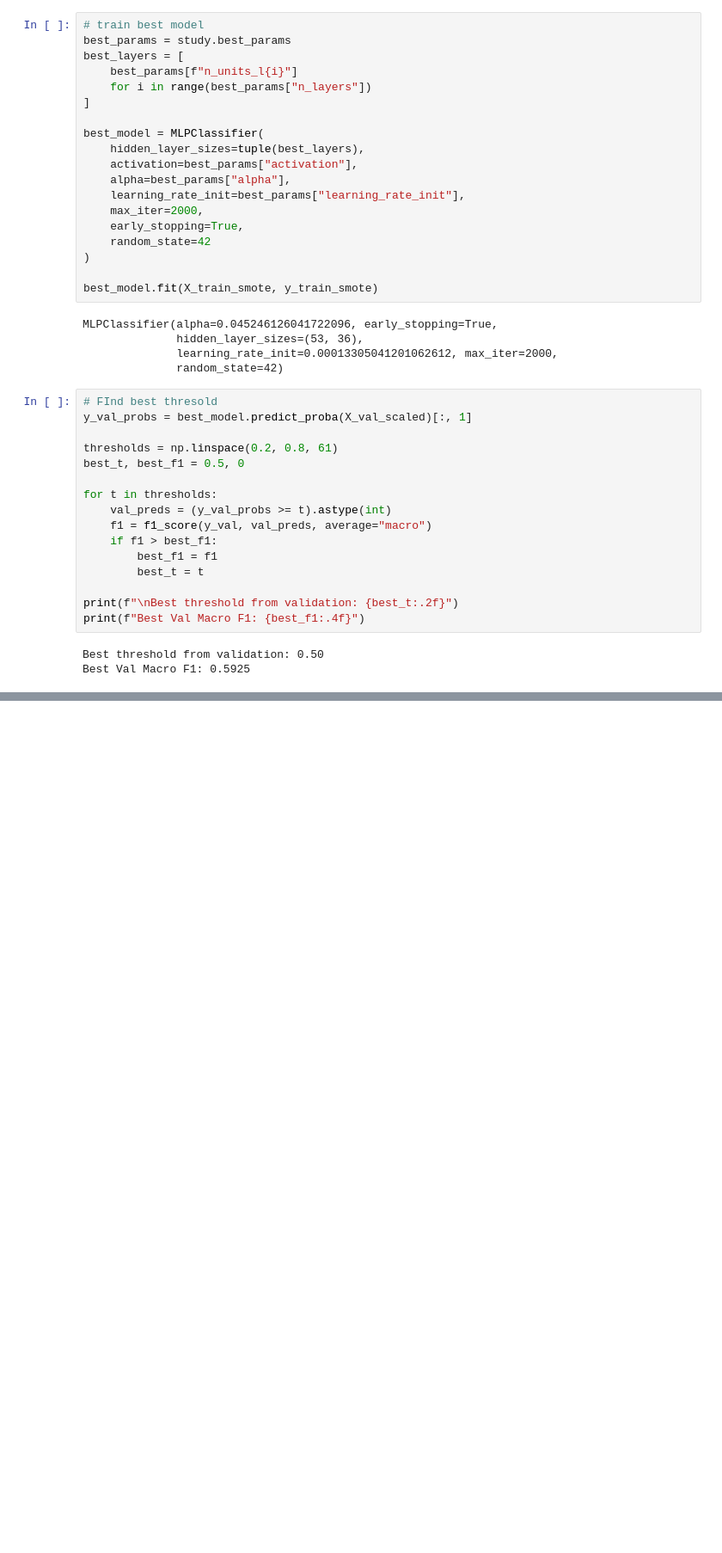
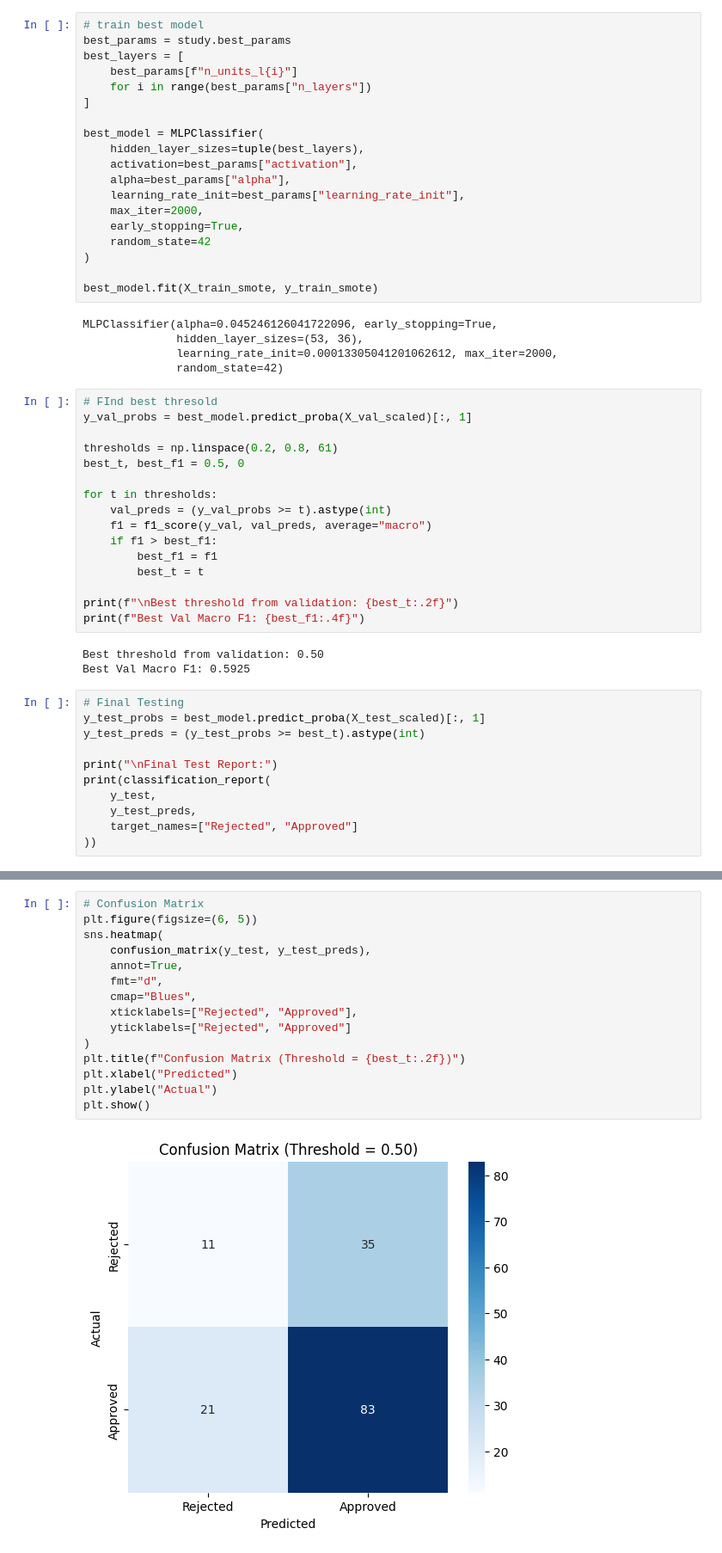
Before and after one commit to yicikek/DataMining_GP1, a Jupyter notebook: wie3007-gp1.ipynb, the cells around one changed output, grey strips where cells are left out. Shown at 86% size. Drawn from its saved outputs; the diff is of its cells as text; blank space fills up the shorter version.

Commit message:
add evaluation metrics, ROC curve and confusion matrix

```diff
--- a/wie3007-gp1.ipynb
+++ b/wie3007-gp1.ipynb
@@ -1009,3 +1009,14 @@ print(f"Best Val Macro F1: {best_f1:.4f}")
 # %% [output]
 Best threshold from validation: 0.50
 Best Val Macro F1: 0.5925
+# %%
+# Final Testing
+y_test_probs = best_model.predict_proba(X_test_scaled)[:, 1]
+y_test_preds = (y_test_probs >= best_t).astype(int)
+
+print("\nFinal Test Report:")
+print(classification_report(
+    y_test,
+    y_test_preds,
+    target_names=["Rejected", "Approved"]
+))
@@ -1011,0 +1033,17 @@ Best Val Macro F1: 0.5925
+# %%
+# Confusion Matrix
+plt.figure(figsize=(6, 5))
+sns.heatmap(
+    confusion_matrix(y_test, y_test_preds),
+    annot=True,
+    fmt="d",
+    cmap="Blues",
+    xticklabels=["Rejected", "Approved"],
+    yticklabels=["Rejected", "Approved"]
+)
+plt.title(f"Confusion Matrix (Threshold = {best_t:.2f})")
+plt.xlabel("Predicted")
+plt.ylabel("Actual")
+plt.show()
+# %% [output]
+[figure, added]
```
Also changed, not shown: parts of 2 cells of this notebook.
